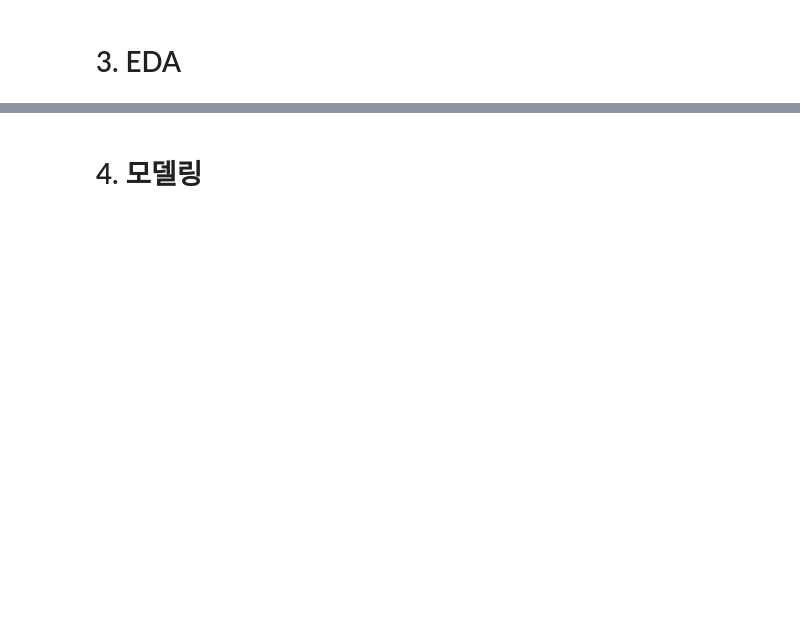
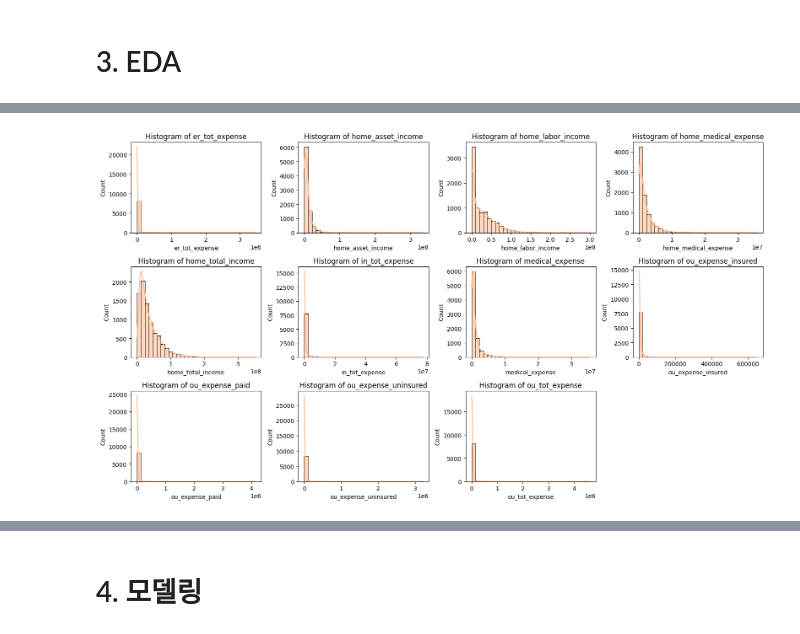
Before and after one commit to hyun-ko-DS/MedExpensePrediction, a Jupyter notebook: main.ipynb, the cells around one changed output, grey strips where cells are left out. Cells and saved outputs as stored; diff of their text form; code cells hidden in the pictures; blank space fills up the shorter version.

```diff
--- a/main.ipynb
+++ b/main.ipynb
@@ -1223,0 +1194,7 @@ final_df_clean
+# %%
+
+
+
+final_df_clean = fill_na_vals(final_df_compact, missing_cols, constant_cols, user_cols, incremental_cols,
+                 categorical_nominal_cols, categorical_ordinal_cols, numeric_continuous_cols, numeric_discrete_cols)
+final_df_clean
@@ -1229,0 +1211,5 @@ get_columns_with_missing_values(final_df_clean)
+# %%
+final_df_full = fill_na_years(final_df_clean, constant_cols, user_cols, incremental_cols,
+                 categorical_nominal_cols, categorical_ordinal_cols, numeric_continuous_cols, numeric_discrete_cols)
+final_df_full = final_df_full.drop_duplicates(subset=['HHIDWON', 'PIDWON', 'YEAR'])
+final_df_full
@@ -1229,0 +1230,4 @@ get_columns_with_missing_values(final_df_clean)
+# %%
+# 데이터 완전무결한지 최종 확인.
+missing_cols = get_columns_with_missing_values(final_df_full)
+missing_cols
@@ -1229,0 +1269,4 @@ get_columns_with_missing_values(final_df_clean)
+# %%
+df_final = fill_na_vals(final_df_full, missing_cols, constant_cols, user_cols, incremental_cols,
+                 categorical_nominal_cols, categorical_ordinal_cols, numeric_continuous_cols, numeric_discrete_cols)
+df_final
@@ -1247,4 +1327,6 @@ ID 컬럼 = ['HHIDWON', 'PIDWON']
 # %%
-# 연속형 변수: 전체적으로 왼쪽으로 많이 치우치고, 꼬리가 긴 분포가 대다수.
-# 로그 변환 적용 필수.
-# draw_histogram(final_df_clean, numeric_columns)
+# 수치형 - 연속형 변수 히스토그램: 전체적으로 왼쪽으로 많이 치우치고, 꼬리가 긴 분포가 대다수.
+# y변수 (meidcal_expense) 및 그 외 x 변수 모두 로그 변환 + 스케일링 적용 필수.
+draw_histogram(df_final, numeric_continuous_cols)
+# %% [output]
+[figure, added]
```
Also changed, not shown: parts of 41 cells of this notebook, 3 other files.
